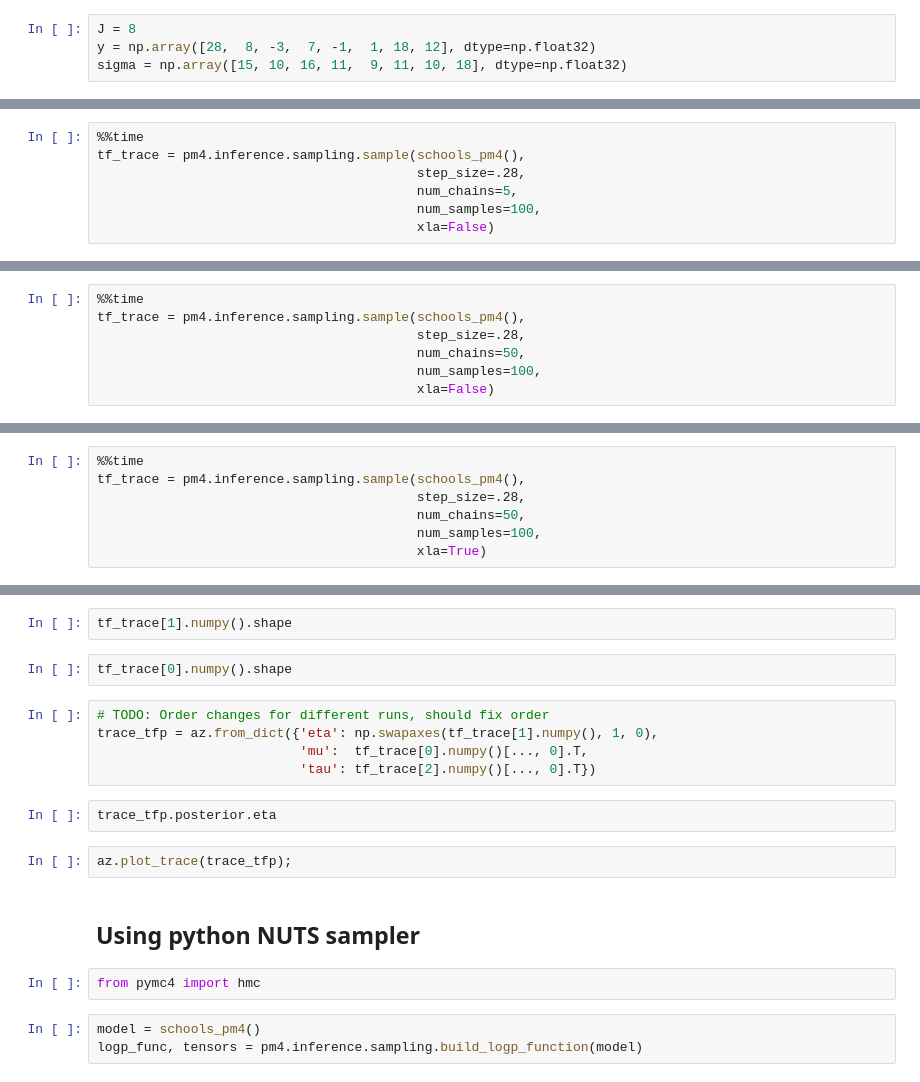
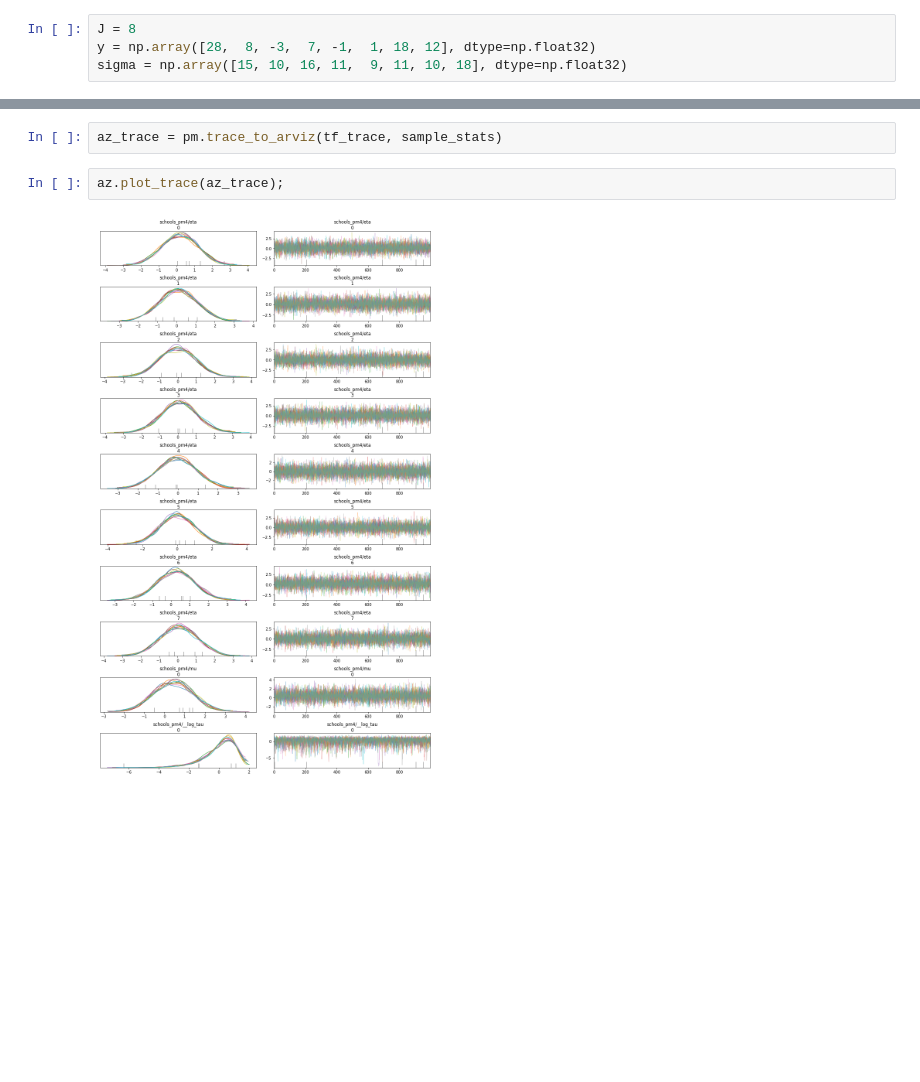
Before and after one commit to pymc-devs/pymc4, a Jupyter notebook: notebooks/eight_schools.ipynb, the cells around one changed output, grey strips where cells are left out. Cells and saved outputs as stored; diff of their text form; blank space fills up the shorter version.

Commit message:
clean 8 schools example (#195)
* clean 8 schools example

* do not remove model's name from variables

```diff
--- a/notebooks/eight_schools.ipynb
+++ b/notebooks/eight_schools.ipynb
@@ -59,7 +24,0 @@ def schools_pm4():
-# %%
-%%time
-tf_trace = pm4.inference.sampling.sample(schools_pm4(),
-                                         step_size=.28,
-                                         num_chains=5,
-                                         num_samples=100,
-                                         xla=False)
@@ -69,7 +24,0 @@ Wall time: 8.1 s
-# %%
-%%time
-tf_trace = pm4.inference.sampling.sample(schools_pm4(),
-                                         step_size=.28,
-                                         num_chains=50,
-                                         num_samples=100,
-                                         xla=False)
@@ -81,7 +24,0 @@ TODO: Make work with XLA
-# %%
-%%time
-tf_trace = pm4.inference.sampling.sample(schools_pm4(),
-                                         step_size=.28,
-                                         num_chains=50,
-                                         num_samples=100,
-                                         xla=True)
@@ -93,20 +25,6 @@ import arviz as az
-# %%
-tf_trace[1].numpy().shape
-# %%
-tf_trace[0].numpy().shape
-# %%
-# TODO: Order changes for different runs, should fix order
-trace_tfp = az.from_dict({'eta': np.swapaxes(tf_trace[1].numpy(), 1, 0),
-                          'mu':  tf_trace[0].numpy()[..., 0].T,
-                          'tau': tf_trace[2].numpy()[..., 0].T})
-# %%
-trace_tfp.posterior.eta
+# %%
+az_trace = pm.trace_to_arviz(tf_trace, sample_stats)
 # %%
-az.plot_trace(trace_tfp);
+az.plot_trace(az_trace);
+# %% [output]
+[figure, added]
-# %% [markdown]
-## Using python NUTS sampler
-# %%
-from pymc4 import hmc
-# %%
-model = schools_pm4()
-logp_func, tensors = pm4.inference.sampling.build_logp_function(model)
```
Also changed, not shown: parts of 15 cells of this notebook, 2 other files.
